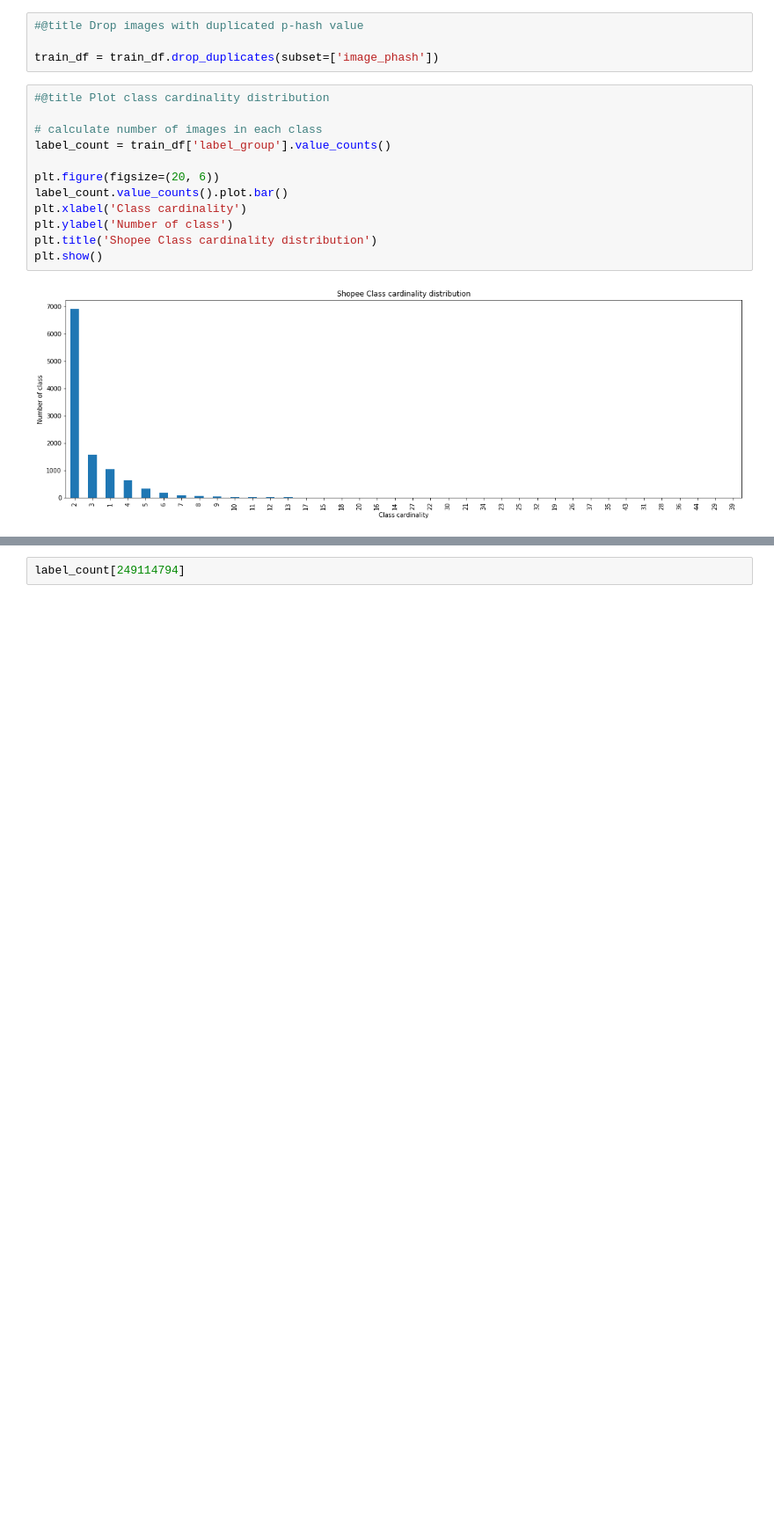
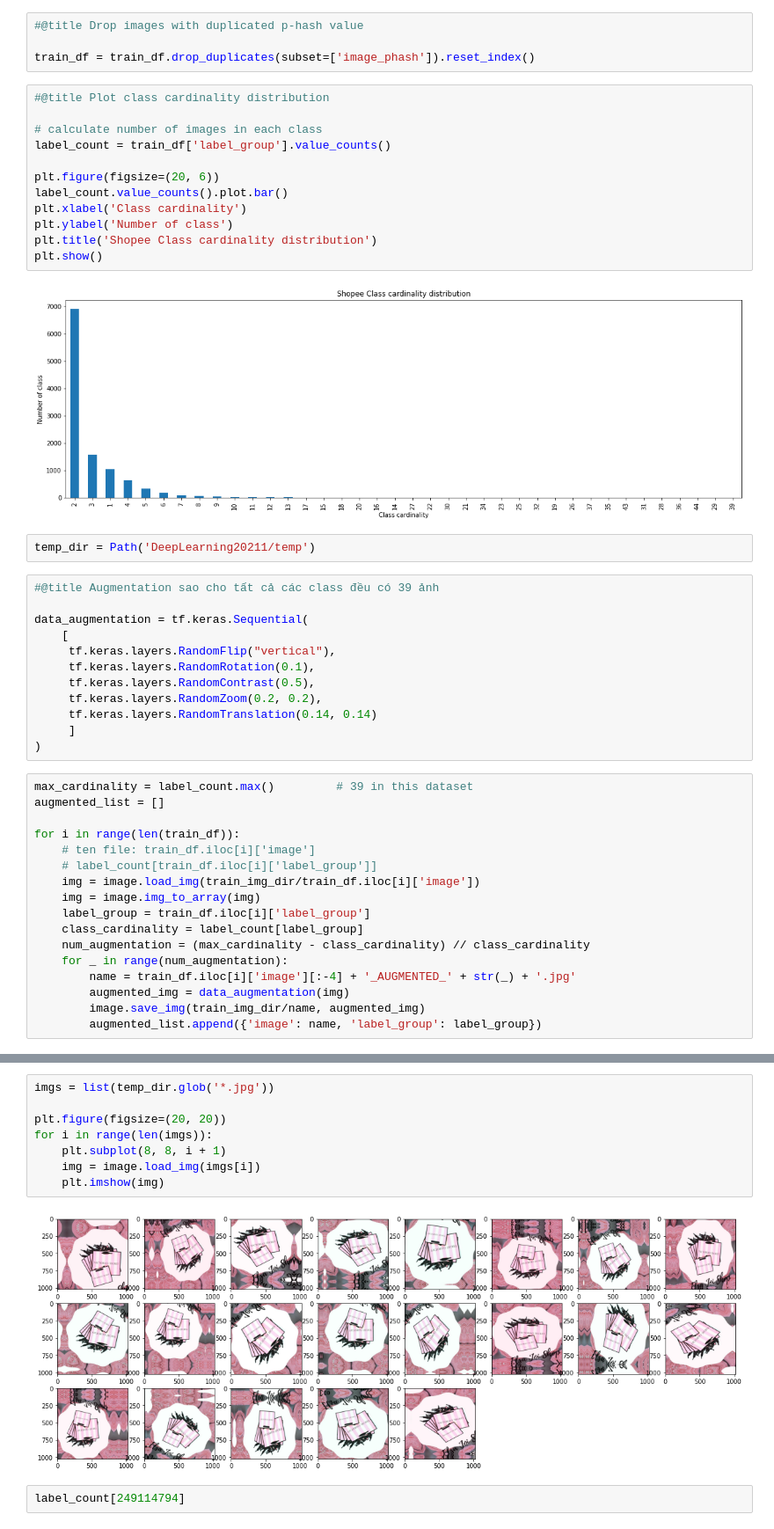
Before and after one commit to calibretaliation/DeepLearning20211, a Jupyter notebook: siamese_net_tf.ipynb, the cells around one changed output, grey strips where cells are left out. Shown at 88% size. Cells and saved outputs as stored; diff of their text form; blank space fills up the shorter version.

```diff
--- a/siamese_net_tf.ipynb
+++ b/siamese_net_tf.ipynb
@@ -46,7 +46,7 @@ test_img_dir = Path('DeepLearning20211/data/test_images/')
 # %%
 #@title Drop images with duplicated p-hash value
 
-train_df = train_df.drop_duplicates(subset=['image_phash'])
+train_df = train_df.drop_duplicates(subset=['image_phash']).reset_index()
 # %%
 #@title Plot class cardinality distribution
 
@@ -61,3 +61,34 @@ plt.title('Shopee Class cardinality distribution')
 plt.show()
 # %% [output]
 [figure]
+# %%
+temp_dir = Path('DeepLearning20211/temp')
+# %%
+#@title Augmentation sao cho tất cả các class đều có 39 ảnh
+
+data_augmentation = tf.keras.Sequential(
+    [
+     tf.keras.layers.RandomFlip("vertical"),
+     tf.keras.layers.RandomRotation(0.1),
+     tf.keras.layers.RandomContrast(0.5),
+     tf.keras.layers.RandomZoom(0.2, 0.2),
+     tf.keras.layers.RandomTranslation(0.14, 0.14)
+     ]
+)
+# %%
+max_cardinality = label_count.max()         # 39 in this dataset
+augmented_list = []
+
+for i in range(len(train_df)):
+    # ten file: train_df.iloc[i]['image']
+    # label_count[train_df.iloc[i]['label_group']]
+    img = image.load_img(train_img_dir/train_df.iloc[i]['image'])
+    img = image.img_to_array(img)
+    label_group = train_df.iloc[i]['label_group']
+    class_cardinality = label_count[label_group]
+    num_augmentation = (max_cardinality - class_cardinality) // class_cardinality
+    for _ in range(num_augmentation):
+        name = train_df.iloc[i]['image'][:-4] + '_AUGMENTED_' + str(_) + '.jpg'
+        augmented_img = data_augmentation(img)
+        image.save_img(train_img_dir/name, augmented_img)
+        augmented_list.append({'image': name, 'label_group': label_group})
@@ -64,3 +111,13 @@ plt.show()
+# %%
+imgs = list(temp_dir.glob('*.jpg'))
+
+plt.figure(figsize=(20, 20))
+for i in range(len(imgs)):
+    plt.subplot(8, 8, i + 1)
+    img = image.load_img(imgs[i])
+    plt.imshow(img)
+# %% [output]
+[figure, added]
 # %%
 label_count[249114794]
 # %% [output]
```
Also changed, not shown: parts of 8 cells of this notebook.
